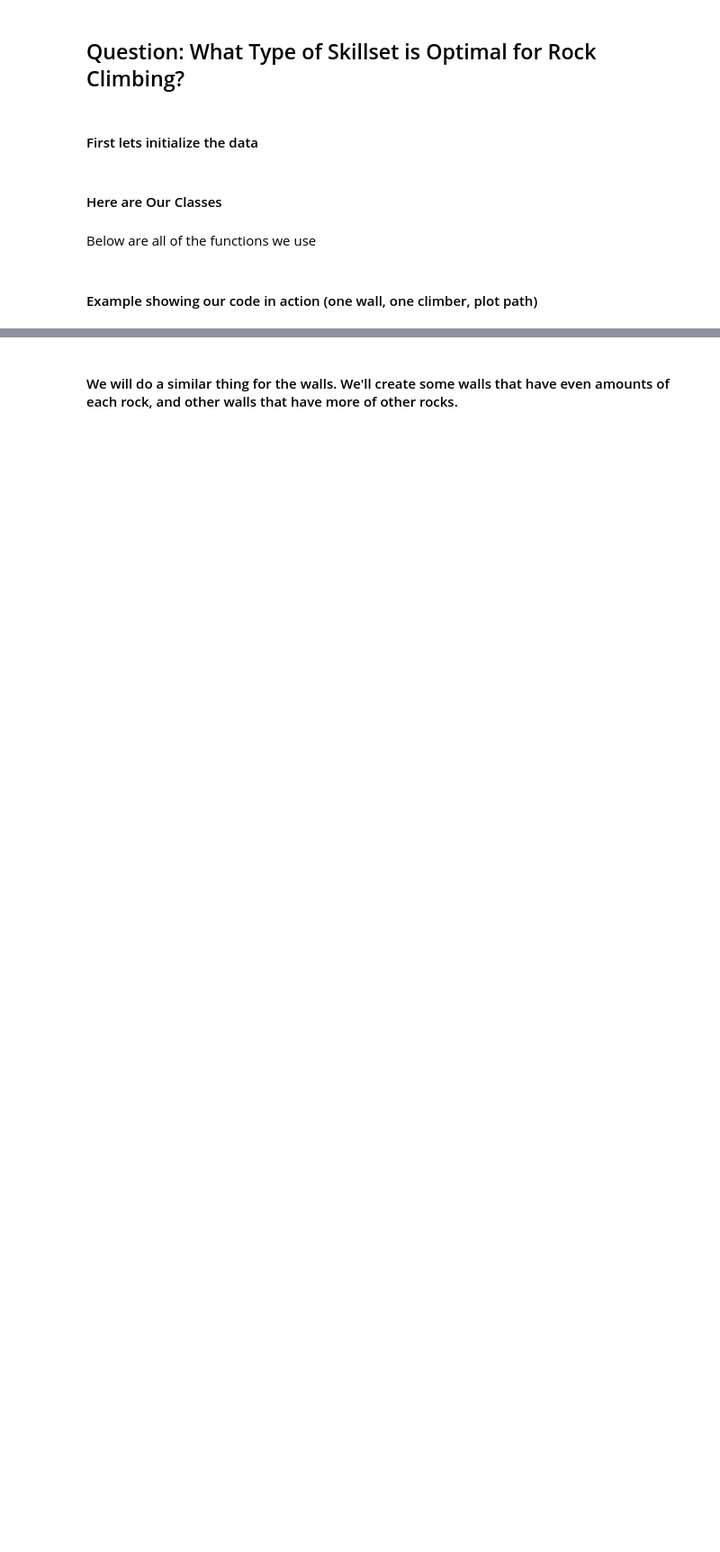
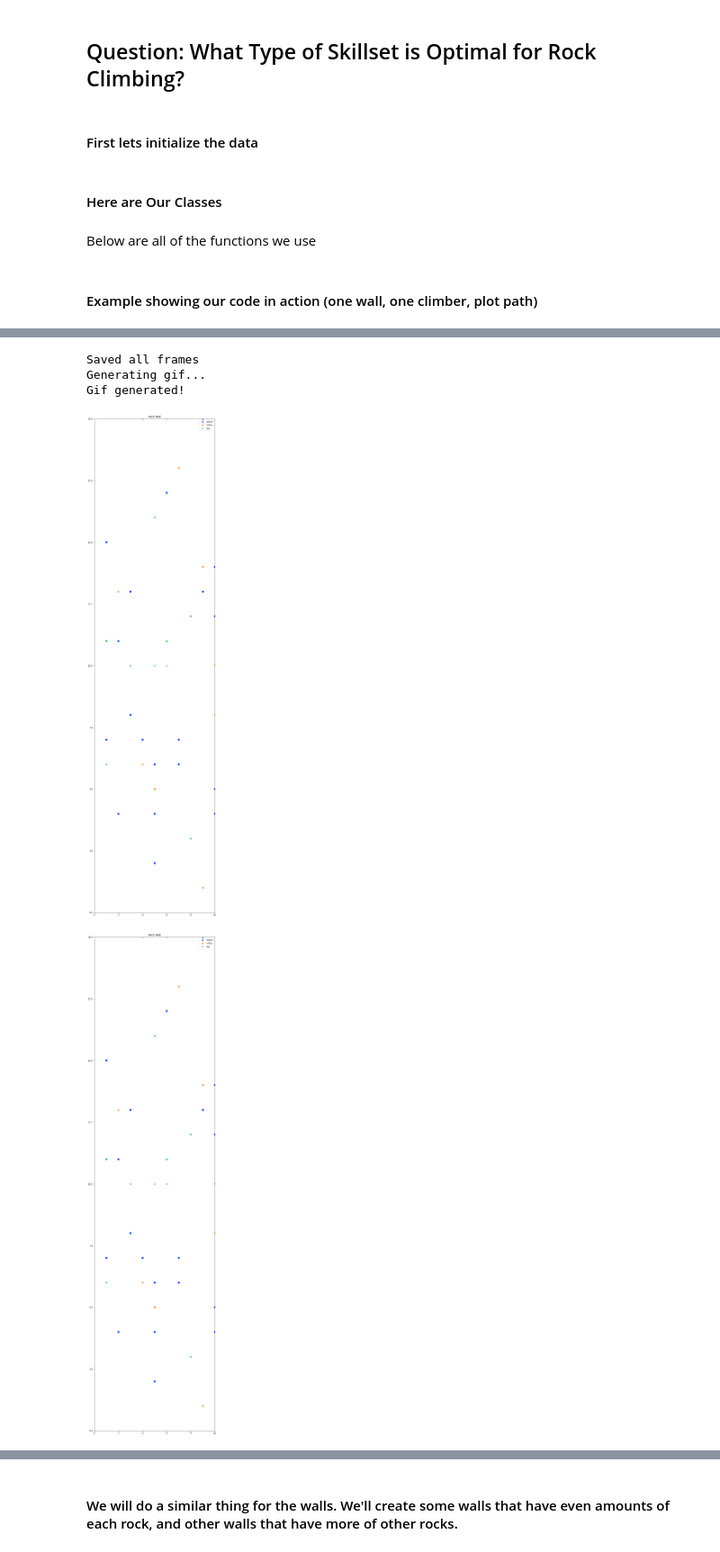
Before and after one commit to cordersa/CMSE-202-Project, a Jupyter notebook: Rock_Climbing_Project_4_23.ipynb, the cells around one changed output, grey strips where cells are left out. Shown at 90% size. Cells and saved outputs as stored; diff of their text form; code cells hidden in the pictures; blank space fills up the shorter version.

Commit message:
Updated visualization of results, got more data, and better commented code

```diff
--- a/Rock_Climbing_Project_4_23.ipynb
+++ b/Rock_Climbing_Project_4_23.ipynb
@@ -68,6 +84,12 @@ class Climber:
         return float(sum(self.heights))/len(self.heights)
 # %%
 class Hold:
+    """
+    Class representing a single hold
+    Attributes:
+    coords - coordinates of the hold
+    type - sloper, crimp, or jug
+    """
     def __init__(self, coords, type_):
         self.coords = np.array(coords)
         self.type = type_
@@ -79,8 +101,9 @@ class Cell:
     slopers - number of sloper holds
     crimps - number of crimp holds
     jugs - number of jug holds
-    height - height of the cell along the wall. should be multiple of 10
+    height - height of the cell along the wall should be multiple of 10
     holds - array of hold objects in the cell
+    hold_types - list of types of holds
 
     methods:
     show(): plots cell
@@ -119,6 +142,18 @@ class Cell:
 class Wall:
     """
     Class representing a whole wall, made up of cells
+    Attributes:
+        slopers - number of sloper holds
+        crimps - number of crimp holds
+        jugs - number of jug holds
+        height - height of the cell along the wall. should be multiple of 10
+        holds - array of hold objects in the cell
+        x - array of x coordinates of the holds
+        y - array of y coordinates of the holds
+        hold_cords - list of coordinates of the holds
+        total_holds - number of total holds
+        hold_types - list of types of holds
+
     """
     def __init__(self, smallwall, cell):
         ##Number of Each Type of Hold/Rock
@@ -239,16 +274,10 @@ def simulate(climbers, walls):
 # %%
 # Below we created an elaborate wall
 
-cell1 = Cell(7,7,7)
-cell2 = Cell(7,7,7,10)
-cell3 = Cell(7,7,7,20)
-wall1 = Wall(cell1, cell2)
-wall1 = Wall(wall1, cell3)
+wall1 = create_wall(2, 11, 5, 5) #sloper
+wall2 = create_wall(2, 5, 11, 5) #crimp
 
 # Below we created a climber with a reach of 5 and an 80% success rate in each hold
 
-climber1 = Climber(5, 0.8, 0.8, 0.8)
-
-# Below we showed the route the climber took
-
-wall1.plot_path(wall1.run_wall(climber1))
+sloper_climber = Climber(5, 0.8, 0.5, 0.6)
+crimp_climber = Climber(5, 0.4, 0.9, 0.6)
@@ -265,0 +284,8 @@ Gif generated!
+# %%
+wall1.plot_path(wall1.run_wall(sloper_climber))
+# %% [output]
+Saved all frames
+Generating gif...
+Gif generated!
+[figure, added]
+[figure, added]
```
Also changed, not shown: parts of 11 cells of this notebook.
